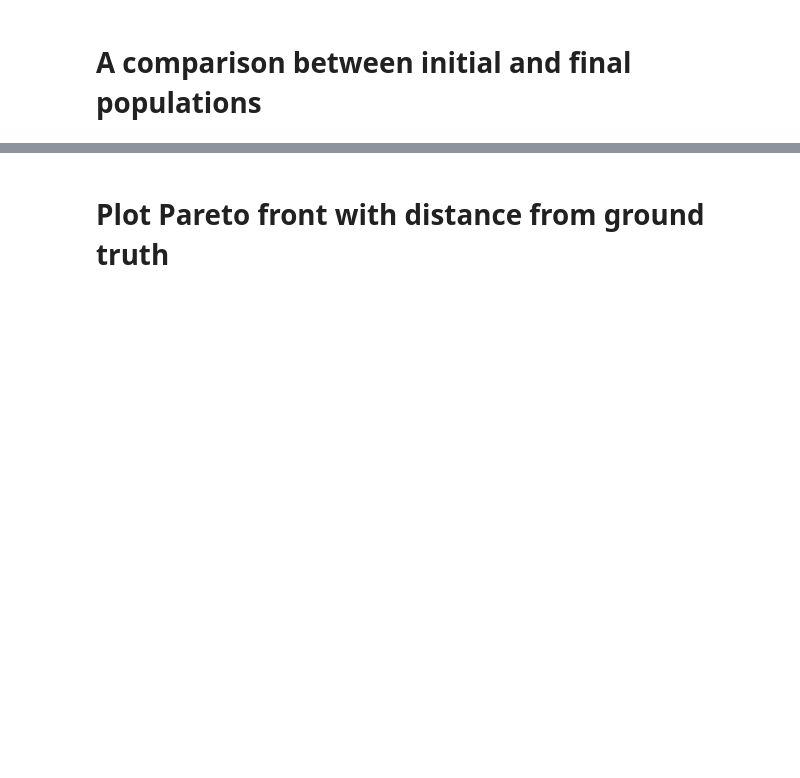
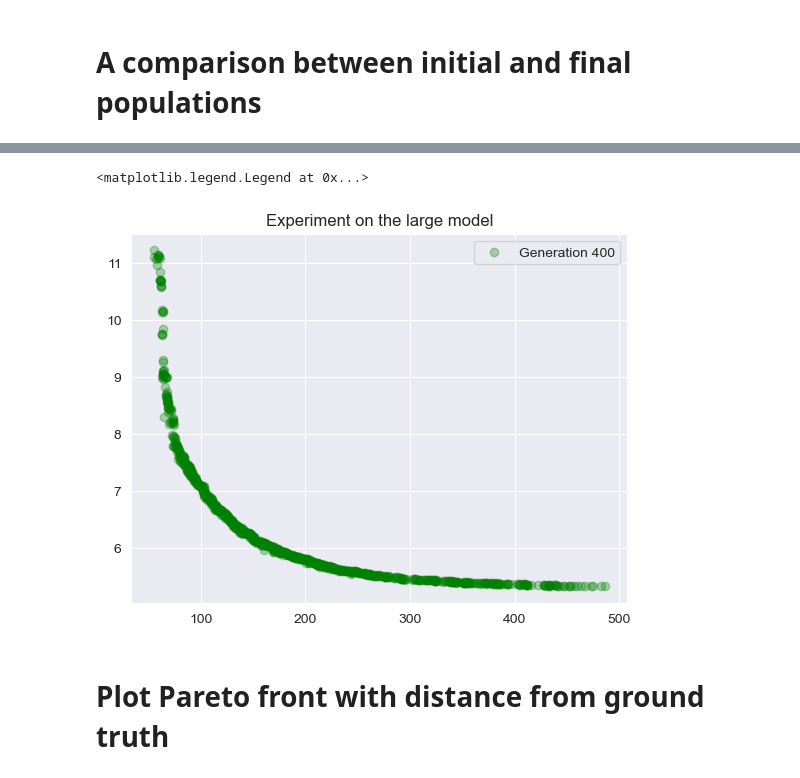
Before and after one commit to albertotonda/evolutionary-optimization-cell-models, a Jupyter notebook: src/plot_figures.ipynb, the cells around one changed output, grey strips where cells are left out. Saved outputs shown, nothing was run; the diff lists cells and outputs as text; code cells hidden in the pictures; blank space fills up the shorter version.

```diff
--- a/src/plot_figures.ipynb
+++ b/src/plot_figures.ipynb
@@ -59,3 +66,12 @@ ax.legend(loc='best')
+# %%
+# zoom in on the final plot
+fig, ax = plt.subplots()
+ax.scatter(df_400["fitness_1"].values, df_400["fitness_2"].values, alpha=0.3, color="green", label="Generation 400")
+ax.set_title("Experiment on the large model")
+ax.legend(loc='best')
+# %% [output]
+<matplotlib.legend.Legend at 0x...>
+[figure, added]
 # %%
 # find the extreme points on the Pareto front and print them
 gen_10_worst_fitness_1 = df_10[df_10["fitness_1"] == df_10["fitness_1"].max()][["fitness_1", "fitness_2"]].values
```
Also changed, not shown: parts of 2 cells of this notebook, 1 other file.
